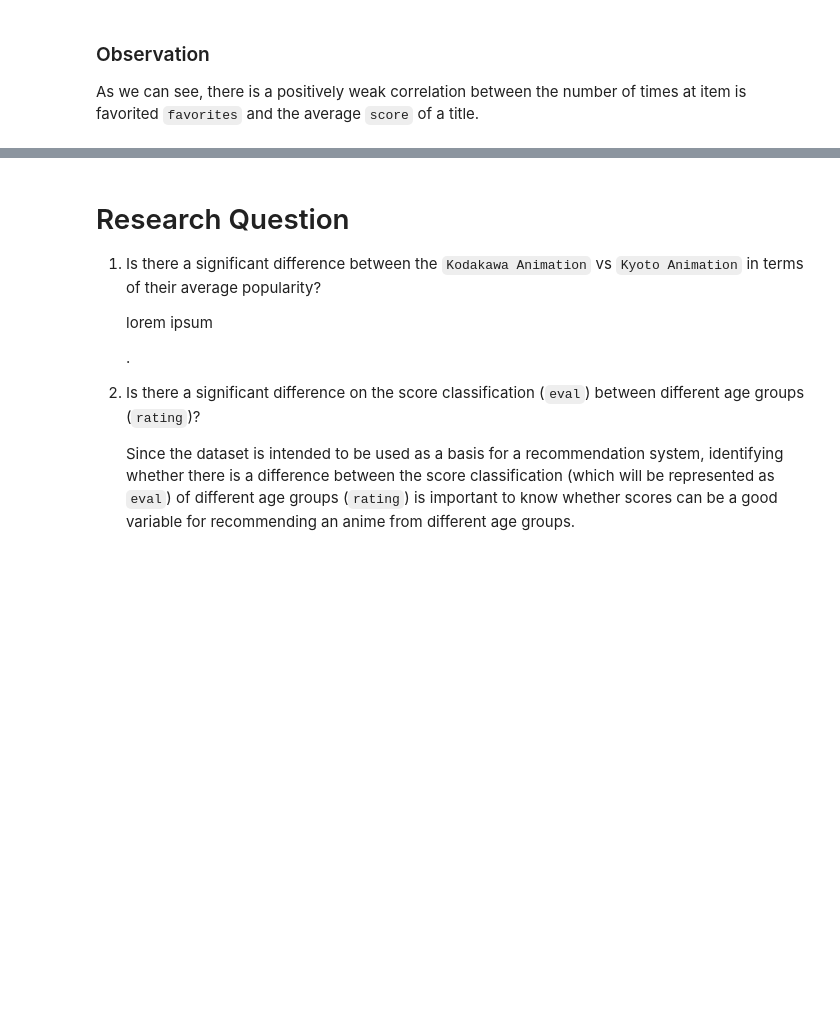
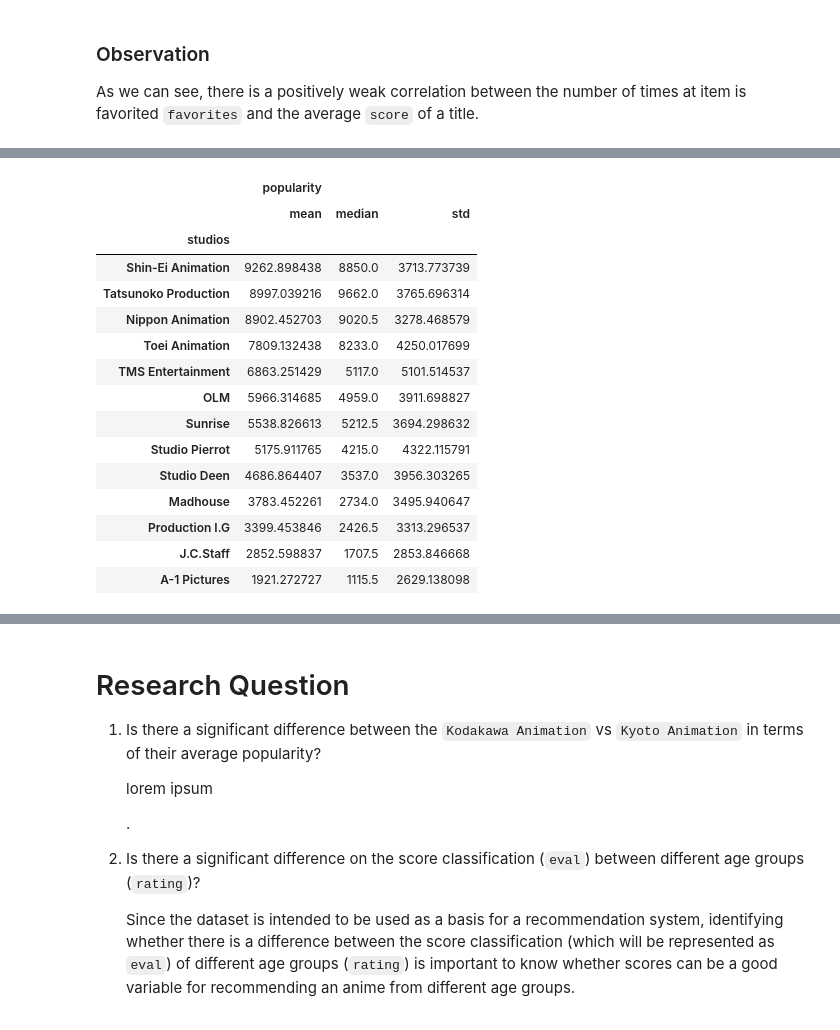
Before and after one commit to gavindizon/CSMODEL, a Jupyter notebook: Project 1 - Statistical Inference/CSMODEL-Project1-S14-Group#9.ipynb, the cells around one changed output, grey strips where cells are left out. Drawn from its saved outputs; the diff is of its cells as text; code cells hidden in the pictures; blank space fills up the shorter version.

```diff
--- a/Project 1 - Statistical Inference/CSMODEL-Project1-S14-Group#9.ipynb
+++ b/Project 1 - Statistical Inference/CSMODEL-Project1-S14-Group#9.ipynb
@@ -293,0 +359,21 @@ As we can see, there is a positively weak correlation between the number of time
+# %%
+mean_df = df_eda3.groupby("studios").agg({"popularity": ["mean", "median", "std"]})
+mean_df = mean_df.sort_values(("popularity", "mean"), ascending=False)
+mean_df
+# %% [output]
+|  | popularity |  |  |
+|  | mean | median | std |
+| studios |  |  |  |
+| Shin-Ei Animation | 9262.898438 | 8850.0 | 3713.773739 |
+| Tatsunoko Production | 8997.039216 | 9662.0 | 3765.696314 |
+| Nippon Animation | 8902.452703 | 9020.5 | 3278.468579 |
+| Toei Animation | 7809.132438 | 8233.0 | 4250.017699 |
+| TMS Entertainment | 6863.251429 | 5117.0 | 5101.514537 |
+| OLM | 5966.314685 | 4959.0 | 3911.698827 |
+| Sunrise | 5538.826613 | 5212.5 | 3694.298632 |
+| Studio Pierrot | 5175.911765 | 4215.0 | 4322.115791 |
+| Studio Deen | 4686.864407 | 3537.0 | 3956.303265 |
+| Madhouse | 3783.452261 | 2734.0 | 3495.940647 |
+| Production I.G | 3399.453846 | 2426.5 | 3313.296537 |
+| J.C.Staff | 2852.598837 | 1707.5 | 2853.846668 |
+| A-1 Pictures | 1921.272727 | 1115.5 | 2629.138098 |
```
Also changed, not shown: parts of 18 cells of this notebook.
